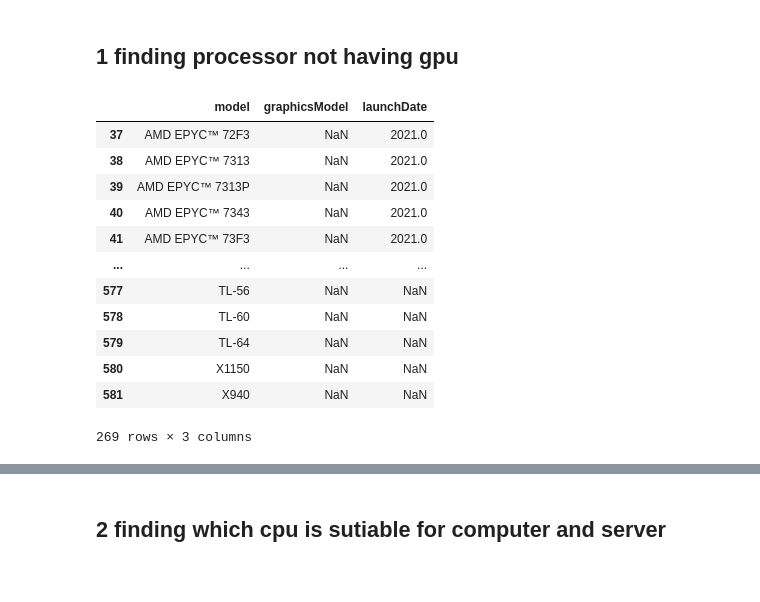
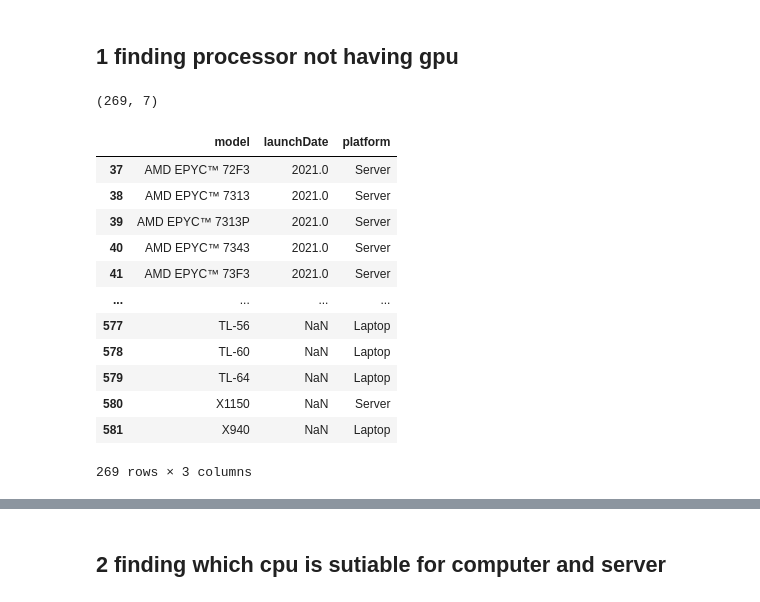
Before and after one commit to VishalSoni2005/Machine_Learning, a Jupyter notebook: 01_Pandas/part_2_amd.ipynb, the cells around one changed output, grey strips where cells are left out. Saved outputs shown, nothing was run; the diff lists cells and outputs as text; code cells hidden in the pictures.

```diff
--- a/01_Pandas/part_2_amd.ipynb
+++ b/01_Pandas/part_2_amd.ipynb
@@ -63,18 +64,22 @@ Index(['model', 'launchDate', 'numCores', 'numThreads', 'baseClock',
 # %%
 set1 = df[["model", "graphicsModel", "launchDate", "platform", "L1Cache", "L2Cache", "L3Cache"]]
 
-df[df["graphicsModel"].isna()][["model", "graphicsModel", "launchDate"]]
+set1[set1["graphicsModel"].isna()].shape
 # %% [output]
-|  | model | graphicsModel | launchDate |
-| 37 | AMD EPYC™ 72F3 | NaN | 2021.0 |
-| 38 | AMD EPYC™ 7313 | NaN | 2021.0 |
-| 39 | AMD EPYC™ 7313P | NaN | 2021.0 |
-| 40 | AMD EPYC™ 7343 | NaN | 2021.0 |
-| 41 | AMD EPYC™ 73F3 | NaN | 2021.0 |
-| ... | ... | ... | ... |
-| 577 | TL-56 | NaN | NaN |
-| 578 | TL-60 | NaN | NaN |
-| 579 | TL-64 | NaN | NaN |
-| 580 | X1150 | NaN | NaN |
-| 581 | X940 | NaN | NaN |
-269 rows × 3 columns
+(269, 7)
+# %%
+set1[set1["graphicsModel"].isna()][["model", "launchDate", "platform"]]
+# %% [output]
+|  | model | launchDate | platform |
+| 37 | AMD EPYC™ 72F3 | 2021.0 | Server |
+| 38 | AMD EPYC™ 7313 | 2021.0 | Server |
+| 39 | AMD EPYC™ 7313P | 2021.0 | Server |
+| 40 | AMD EPYC™ 7343 | 2021.0 | Server |
+| 41 | AMD EPYC™ 73F3 | 2021.0 | Server |
+| ... | ... | ... | ... |
+| 577 | TL-56 | NaN | Laptop |
+| 578 | TL-60 | NaN | Laptop |
+| 579 | TL-64 | NaN | Laptop |
+| 580 | X1150 | NaN | Server |
+| 581 | X940 | NaN | Laptop |
+269 rows × 3 columns
```
Also changed, not shown: parts of 3 cells of this notebook, 3 other files.
